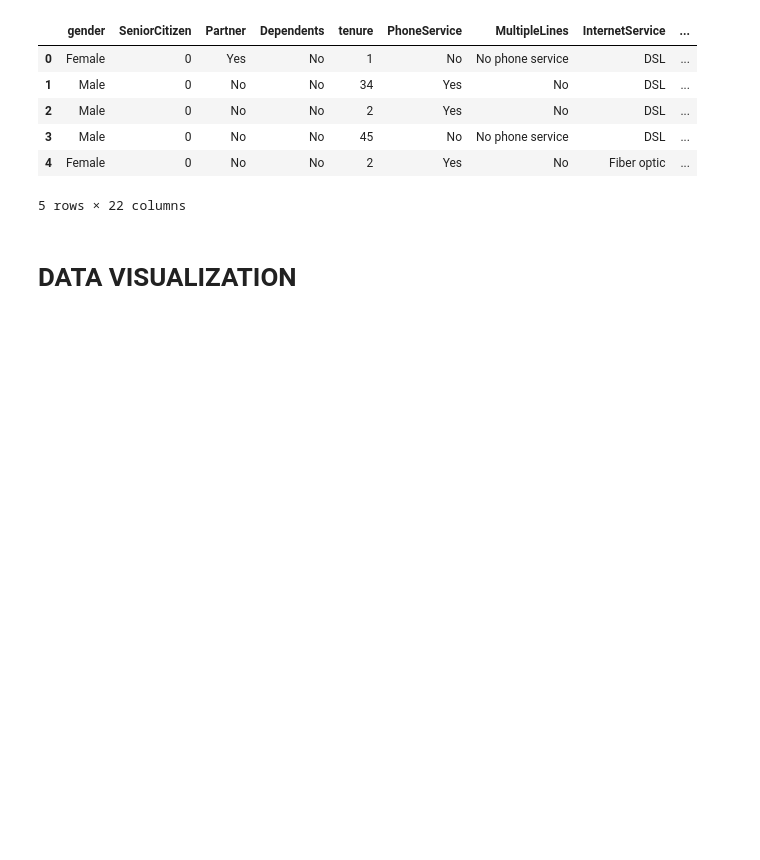
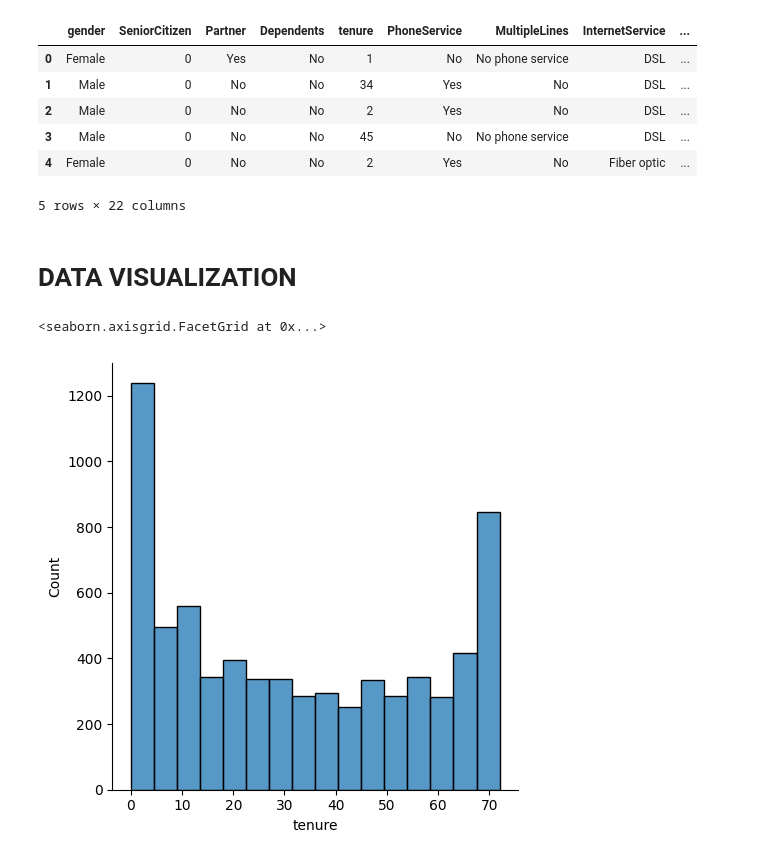
Before and after one commit to neelakandanoj/100DaysofCode, a Jupyter notebook: Pandas/Day2.ipynb, the cells around one changed output. Drawn from its saved outputs; the diff is of its cells as text; code cells hidden in the pictures; blank space fills up the shorter version.

```diff
--- a/Pandas/Day2.ipynb
+++ b/Pandas/Day2.ipynb
@@ -281,3 +281,8 @@ df.head()
 # %%
 import matplotlib.pyplot as plt
 import seaborn as sns
+# %%
+sns.displot(df['tenure'])
+# %% [output]
+<seaborn.axisgrid.FacetGrid at 0x...>
+[figure, added]
```
Also changed, not shown: parts of 11 cells of this notebook.
